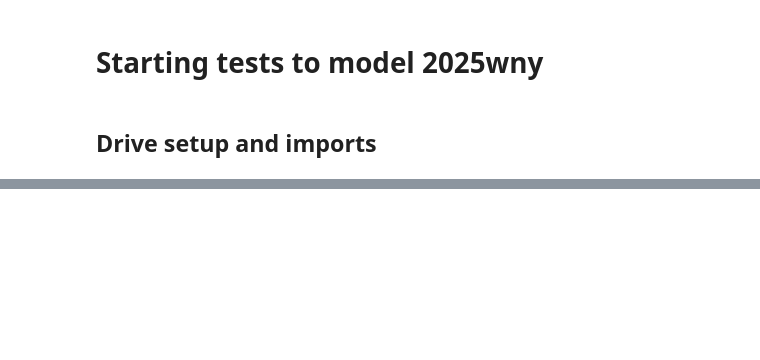
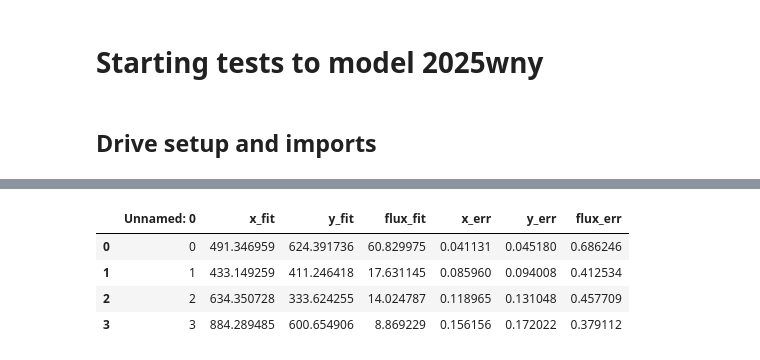
Before and after one commit to oscar-s-p/GL-PS, a Jupyter notebook: notebooks/test_2025wny.ipynb, the cells around one changed output, grey strips where cells are left out. Cells and saved outputs as stored; diff of their text form; code cells hidden in the pictures; blank space fills up the shorter version.

```diff
--- a/notebooks/test_2025wny.ipynb
+++ b/notebooks/test_2025wny.ipynb
@@ -39,0 +73,24 @@ from tensorflow_probability import distributions as tfd, bijectors as tfb
+# %%
+
+data_dir = '/content/drive/MyDrive/repos/GL-PS/modeling/2025wny/data/'
+psfr_path = 'nirc2_psf_psfr_stacked.npy'
+psf_path = 'nirc2_psf_stacked.npy'
+image_fits = 'nirc2_wny_full.fits'
+image_fits_clean = 'nirc2_wny_full_clean.fits'
+psf_photutil_path = 'wny_photutil_psf_fit.csv'
+
+with fits.open(data_dir + image_fits) as hdul:
+  heads = hdul[0].header
+  data = hdul[0].data
+  hdul.close()
+
+  heads_clean = hdul[0].header
+  heads_list = ['CD1_1', 'CD1_2', 'CD2_1', 'CD2_2']
+  for hl in heads_list:
+    heads_clean[hl] = float(heads[hl])
+  heads_clean['RADESYSa'] = heads['RADECSYS']
+wcs = WCS(heads_clean)
+
+psfr = np.load(data_dir + psfr_path)
+psf = np.load(data_dir + psf_path)
+psf_photutil = pd.read_csv(data_dir + psf_photutil_path)
@@ -39,0 +108,8 @@ from tensorflow_probability import distributions as tfd, bijectors as tfb
+# %%
+psf_photutil
+# %% [output]
+|  | Unnamed: 0 | x_fit | y_fit | flux_fit | x_err | y_err | flux_err |
+| 0 | 0 | 491.346959 | 624.391736 | 60.829975 | 0.041131 | 0.045180 | 0.686246 |
+| 1 | 1 | 433.149259 | 411.246418 | 17.631145 | 0.085960 | 0.094008 | 0.412534 |
+| 2 | 2 | 634.350728 | 333.624255 | 14.024787 | 0.118965 | 0.131048 | 0.457709 |
+| 3 | 3 | 884.289485 | 600.654906 | 8.869229 | 0.156156 | 0.172022 | 0.379112 |
```
Also changed, not shown: parts of 9 cells of this notebook, 1 other file.
